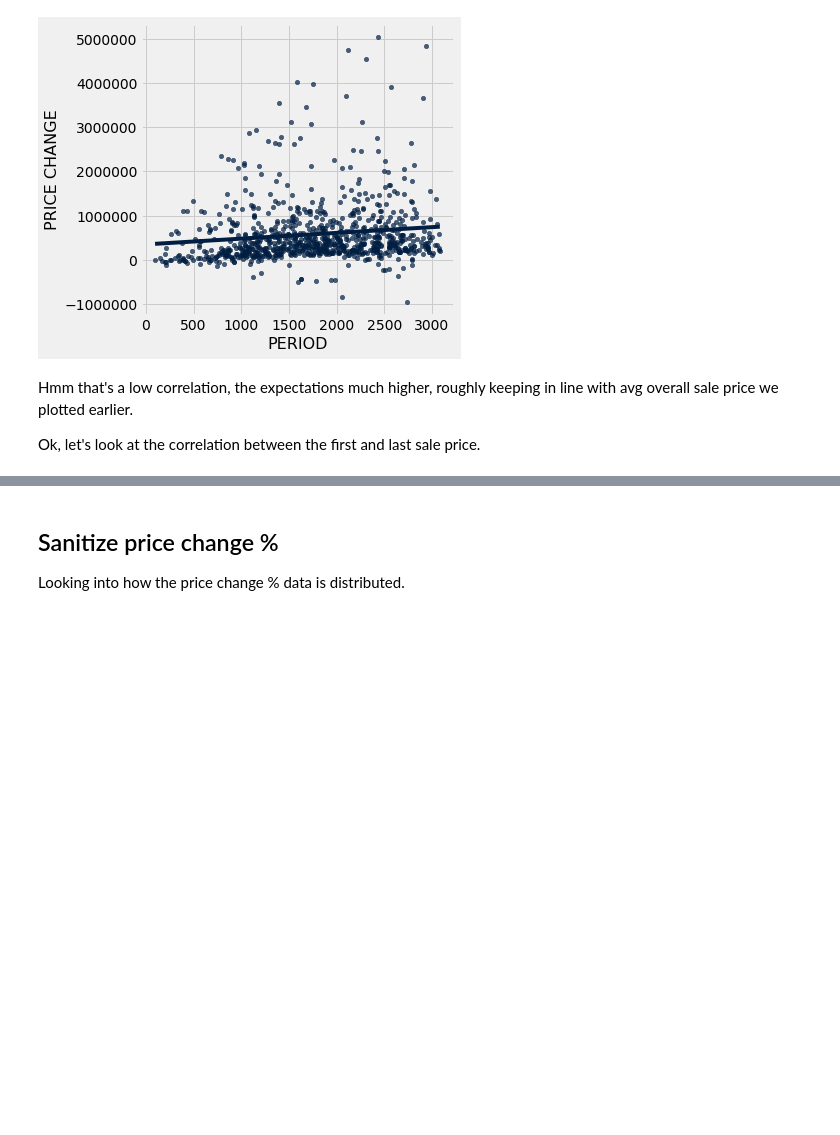
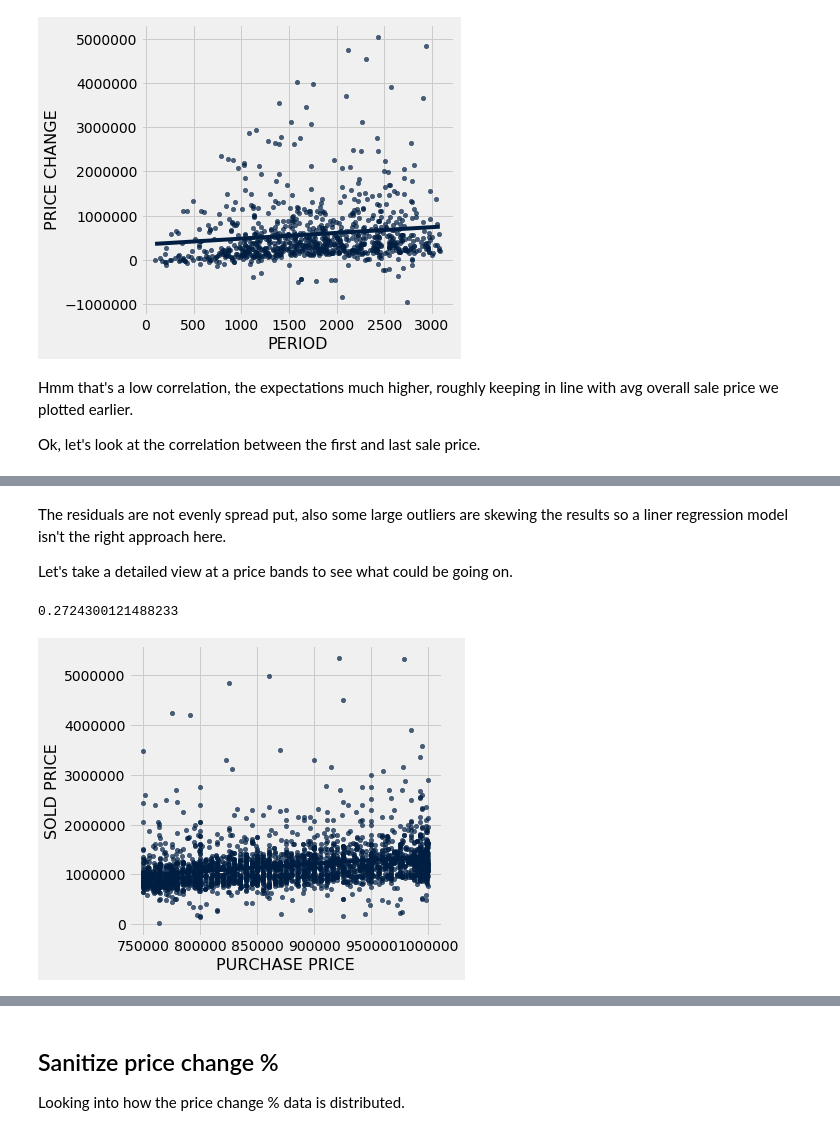
Before and after one commit to somya/nyc_apt_price_predictor, a Jupyter notebook: 03 NYC Property Sale Analysis.ipynb, the cells around one changed output, grey strips where cells are left out. Cells and saved outputs as stored; diff of their text form; code cells hidden in the pictures; blank space fills up the shorter version.

```diff
--- a/03 NYC Property Sale Analysis.ipynb
+++ b/03 NYC Property Sale Analysis.ipynb
@@ -69,31 +27,0 @@ def col_stats(table, col_name):
-# %%
-# helpers
-
-def standard_units(any_numbers):
-    "Convert any array of numbers to standard units."
-    return (any_numbers - np.mean(any_numbers))/np.std(any_numbers)
-
-def correlation(t, x, y):
-    return np.mean(standard_units(t.column(x))*standard_units(t.column(y)))
-
-def slope(table, x, y):
-    r = correlation(table, x, y)
-    return r * np.std(table.column(y))/np.std(table.column(x))
-
-def intercept(table, x, y):
-    a = slope(table, x, y)
-    return np.mean(table.column(y)) - a * np.mean(table.column(x))
-
-def fit(table, x, y):
-    a = slope(table, x, y)
-    b = intercept(table, x, y)
-    return a * table.column(x) + b
-
-def residual(table, x, y):
-    return table.column(y) - fit(table, x, y)
-
-def scatter_fit(table, x, y):
-    plots.scatter(table.column(x), table.column(y), s=20)
-    plots.plot(table.column(x), fit(table, x, y), lw=2, color='gold')
-    plots.xlabel(x)
-    plots.ylabel(y)
@@ -239,0 +145,12 @@ Table().with_columns(
+# %% [markdown]
+The residuals are not evenly spread put, also some large outliers are skewing the results so a liner regression model isn't the right approach here.
+
+Let's take a detailed view at a price bands to see what could be going on.
+# %%
+price_band = condo_sales.where(COL_PURCHASE_PRICE, are.between(750000, 1000000))
+
+price_band.scatter(COL_PURCHASE_PRICE, COL_SOLD_PRICE, fit_line=True)
+correlation(price_band, COL_PURCHASE_PRICE, COL_SOLD_PRICE)
+# %% [output]
+0.2724300121488233
+[figure, added]
```
Also changed, not shown: parts of 35 cells of this notebook, 7 other files.
